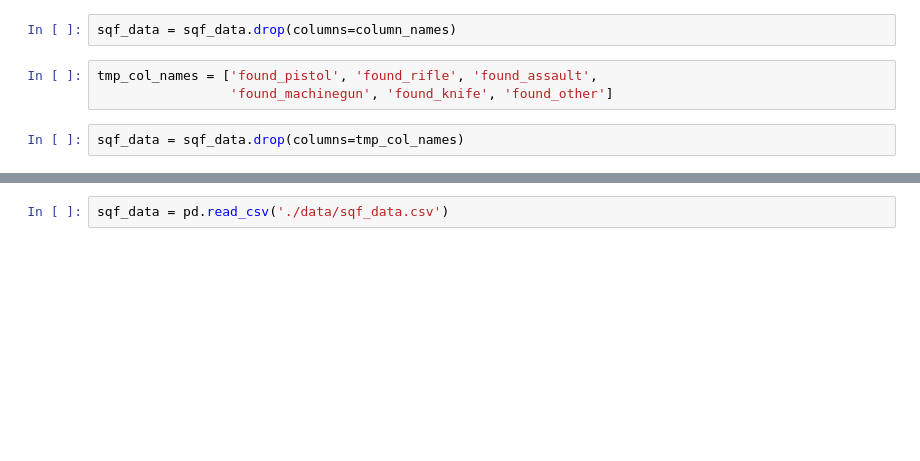
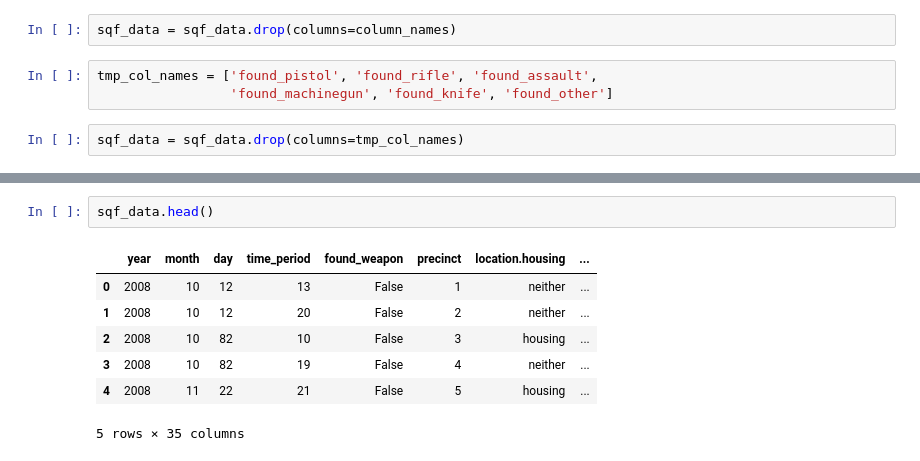
Before and after one commit to JinqianPan/Advanced-Python-Final-Project, a Jupyter notebook: Code.ipynb, the cells around one changed output, grey strips where cells are left out. Saved outputs shown, nothing was run; the diff lists cells and outputs as text; blank space fills up the shorter version.

```diff
--- a/Code.ipynb
+++ b/Code.ipynb
@@ -206,2 +271,10 @@ sqf_data
-# %%
-sqf_data = pd.read_csv('./data/sqf_data.csv')
+# %%
+sqf_data.head()
+# %% [output]
+|  | year | month | day | time_period | found_weapon | precinct | location.housing | ... |
+| 0 | 2008 | 10 | 12 | 13 | False | 1 | neither | ... |
+| 1 | 2008 | 10 | 12 | 20 | False | 2 | neither | ... |
+| 2 | 2008 | 10 | 82 | 10 | False | 3 | housing | ... |
+| 3 | 2008 | 10 | 82 | 19 | False | 4 | neither | ... |
+| 4 | 2008 | 11 | 22 | 21 | False | 5 | housing | ... |
+5 rows × 35 columns
```
Also changed, not shown: parts of 24 cells of this notebook.
